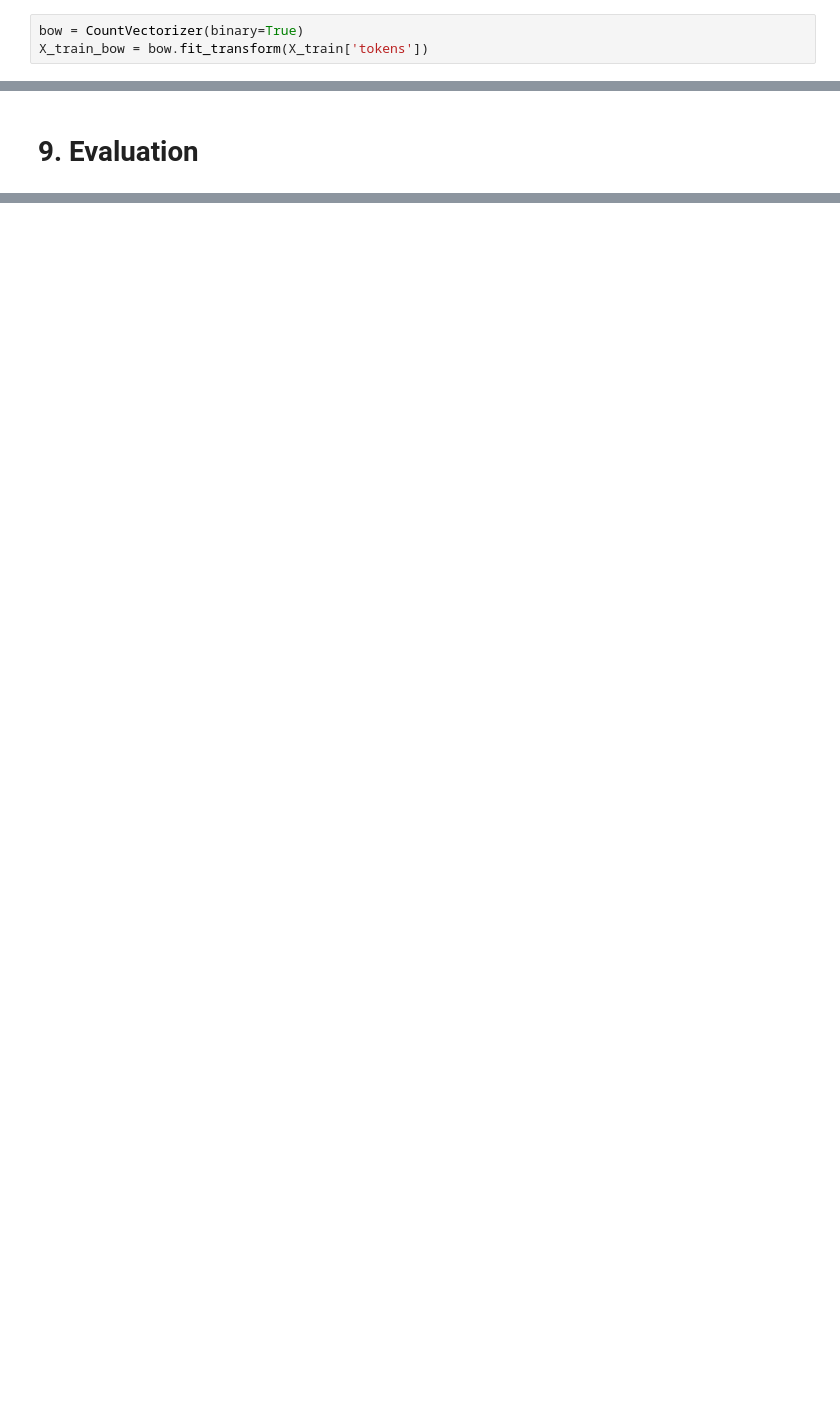
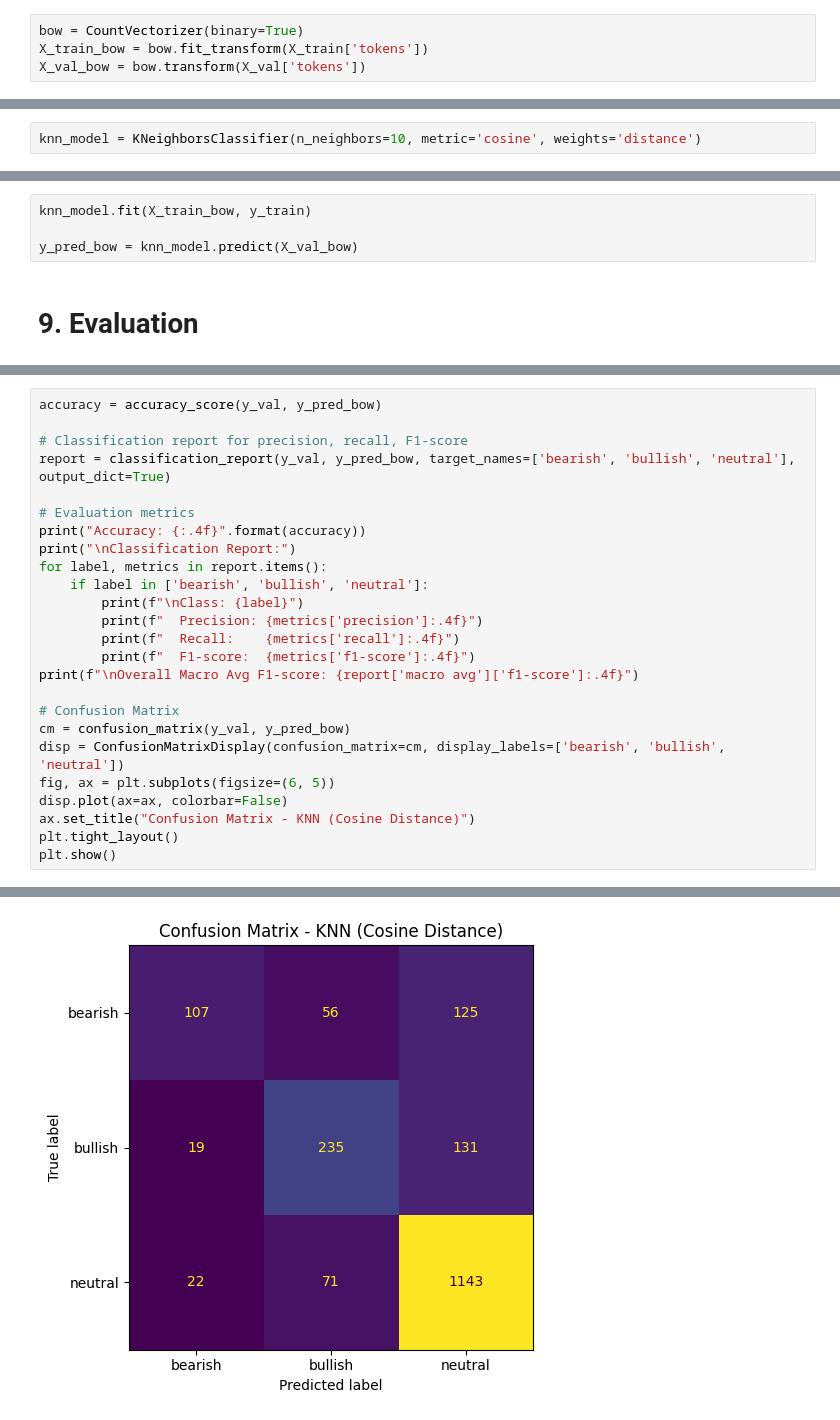
Before and after one commit to fabiofficial/Text_Mining_Project, a Jupyter notebook: Notebooks/tm_tests_42.ipynb, the cells around one changed output, grey strips where cells are left out. Drawn from its saved outputs; the diff is of its cells as text; blank space fills up the shorter version.

```diff
--- a/Notebooks/tm_tests_42.ipynb
+++ b/Notebooks/tm_tests_42.ipynb
@@ -511,6 +505,7 @@ __`Step 17`__ Apply BoW to the X_train already preprocessed.
 # %%
 bow = CountVectorizer(binary=True)
 X_train_bow = bow.fit_transform(X_train['tokens'])
+X_val_bow = bow.transform(X_val['tokens'])
 # %% [markdown]
 __`Step 18`__ Visualize the 20 most common words in the BoW created.
 # %%
@@ -534,0 +546,2 @@ __`Step 19`__ Apply word2vec to the X_train already preprocessed.
+# %%
+knn_model = KNeighborsClassifier(n_neighbors=10, metric='cosine', weights='distance')
@@ -535,2 +550,6 @@ __`Step 19`__ Apply word2vec to the X_train already preprocessed.
+# %%
+knn_model.fit(X_train_bow, y_train)
+
+y_pred_bow = knn_model.predict(X_val_bow)
 # %% [markdown]
 # 9. Evaluation
@@ -536,0 +562,26 @@ __`Step 19`__ Apply word2vec to the X_train already preprocessed.
+# %%
+accuracy = accuracy_score(y_val, y_pred_bow)
+
+# Classification report for precision, recall, F1-score
+report = classification_report(y_val, y_pred_bow, target_names=['bearish', 'bullish', 'neutral'], output_dict=True)
+
+# Evaluation metrics
+print("Accuracy: {:.4f}".format(accuracy))
+print("\nClassification Report:")
+for label, metrics in report.items():
+    if label in ['bearish', 'bullish', 'neutral']:
+        print(f"\nClass: {label}")
+        print(f"  Precision: {metrics['precision']:.4f}")
+        print(f"  Recall:    {metrics['recall']:.4f}")
+        print(f"  F1-score:  {metrics['f1-score']:.4f}")
+print(f"\nOverall Macro Avg F1-score: {report['macro avg']['f1-score']:.4f}")
+
+# Confusion Matrix
+cm = confusion_matrix(y_val, y_pred_bow)
+disp = ConfusionMatrixDisplay(confusion_matrix=cm, display_labels=['bearish', 'bullish', 'neutral'])
+fig, ax = plt.subplots(figsize=(6, 5))
+disp.plot(ax=ax, colorbar=False)
+ax.set_title("Confusion Matrix - KNN (Cosine Distance)")
+plt.tight_layout()
+plt.show()
+# %% [output]
@@ -536,0 +608 @@ __`Step 19`__ Apply word2vec to the X_train already preprocessed.
+[figure, added]
```
Also changed, not shown: parts of 18 cells of this notebook.
